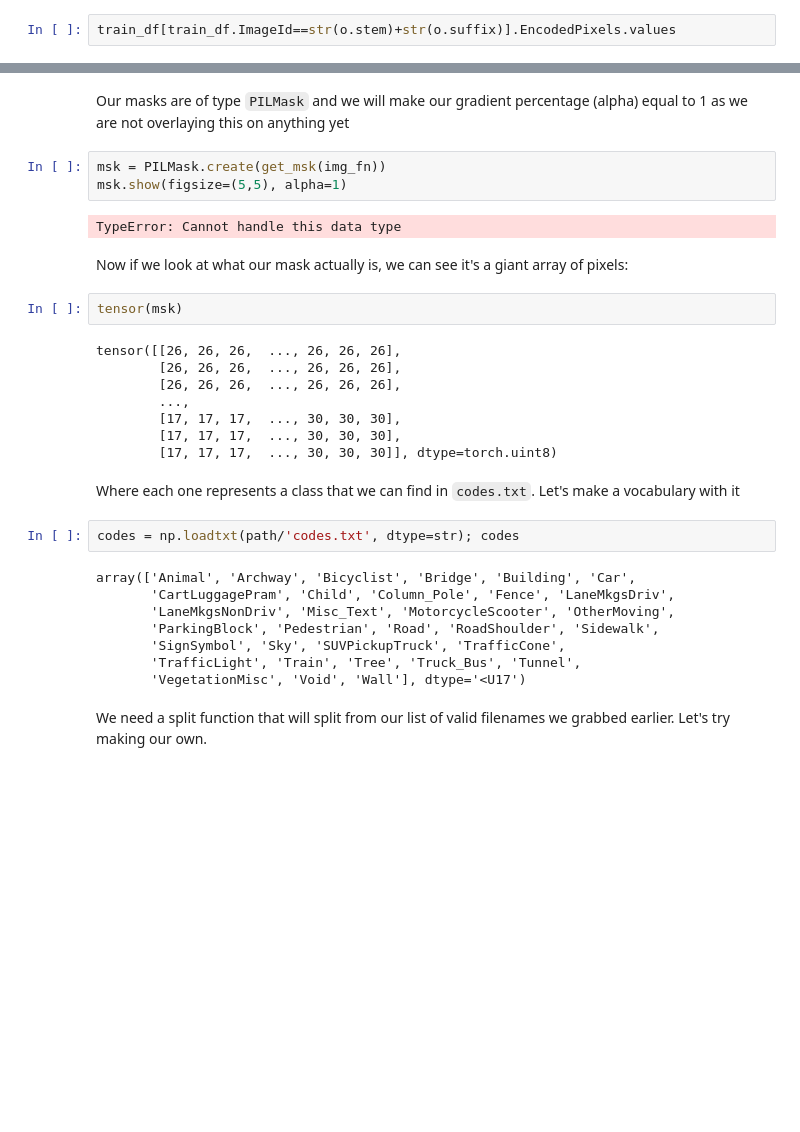
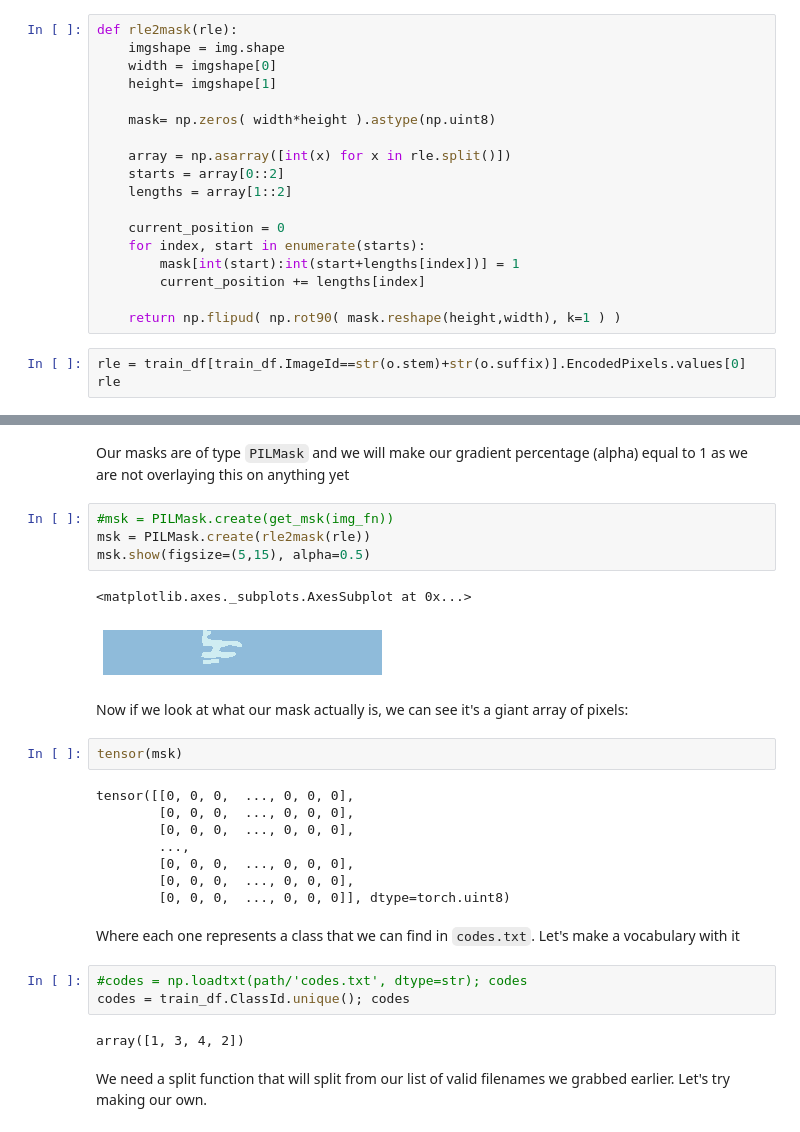
Before and after one commit to AksChougule/kaggle-competitions, a Jupyter notebook: severstal-steel-defect/baseline_model.ipynb, the cells around one changed output, grey strips where cells are left out. Cells and saved outputs as stored; diff of their text form; blank space fills up the shorter version.

Commit message:
mask working

```diff
--- a/severstal-steel-defect/baseline_model.ipynb
+++ b/severstal-steel-defect/baseline_model.ipynb
@@ -221,6 +221,25 @@ for row in df.index:
         mask[int(y_cord[i]),int(x_cord[i])]=class_id
 # %% [output]
 IndexError: index 144533 is out of bounds for axis 1 with size 1600
+# %%
+def rle2mask(rle):
+    imgshape = img.shape
+    width = imgshape[0]
+    height= imgshape[1]
+
+    mask= np.zeros( width*height ).astype(np.uint8)
+
+    array = np.asarray([int(x) for x in rle.split()])
+    starts = array[0::2]
+    lengths = array[1::2]
+
+    current_position = 0
+    for index, start in enumerate(starts):
+        mask[int(start):int(start+lengths[index])] = 1
+        current_position += lengths[index]
+
+    return np.flipud( np.rot90( mask.reshape(height,width), k=1 ) )
 # %%
-train_df[train_df.ImageId==str(o.stem)+str(o.suffix)].EncodedPixels.values
+rle = train_df[train_df.ImageId==str(o.stem)+str(o.suffix)].EncodedPixels.values[0]
+rle
 # %% [output]
@@ -231,34 +261,31 @@ get_msk = lambda o: train_df[train_df.ImageId==str(o.stem)+str(o.suffix)].Encode
 # %% [markdown]
 Our masks are of type `PILMask` and we will make our gradient percentage (alpha) equal to 1 as we are not overlaying this on anything yet
 # %%
-msk = PILMask.create(get_msk(img_fn))
-msk.show(figsize=(5,5), alpha=1)
+#msk = PILMask.create(get_msk(img_fn))
+msk = PILMask.create(rle2mask(rle))
+msk.show(figsize=(5,15), alpha=0.5)
 # %% [output]
-TypeError: Cannot handle this data type
+<matplotlib.axes._subplots.AxesSubplot at 0x...>
+[figure, added]
 # %% [markdown]
 Now if we look at what our mask actually is, we can see it's a giant array of pixels:
 # %%
 tensor(msk)
 # %% [output]
-tensor([[26, 26, 26,  ..., 26, 26, 26],
-        [26, 26, 26,  ..., 26, 26, 26],
-        [26, 26, 26,  ..., 26, 26, 26],
+tensor([[0, 0, 0,  ..., 0, 0, 0],
+        [0, 0, 0,  ..., 0, 0, 0],
+        [0, 0, 0,  ..., 0, 0, 0],
         ...,
-        [17, 17, 17,  ..., 30, 30, 30],
-        [17, 17, 17,  ..., 30, 30, 30],
-        [17, 17, 17,  ..., 30, 30, 30]], dtype=torch.uint8)
+        [0, 0, 0,  ..., 0, 0, 0],
+        [0, 0, 0,  ..., 0, 0, 0],
+        [0, 0, 0,  ..., 0, 0, 0]], dtype=torch.uint8)
 # %% [markdown]
 Where each one represents a class that we can find in `codes.txt`. Let's make a vocabulary with it
 # %%
-codes = np.loadtxt(path/'codes.txt', dtype=str); codes
+#codes = np.loadtxt(path/'codes.txt', dtype=str); codes
+codes = train_df.ClassId.unique(); codes
 # %% [output]
-array(['Animal', 'Archway', 'Bicyclist', 'Bridge', 'Building', 'Car',
-       'CartLuggagePram', 'Child', 'Column_Pole', 'Fence', 'LaneMkgsDriv',
-       'LaneMkgsNonDriv', 'Misc_Text', 'MotorcycleScooter', 'OtherMoving',
-       'ParkingBlock', 'Pedestrian', 'Road', 'RoadShoulder', 'Sidewalk',
-       'SignSymbol', 'Sky', 'SUVPickupTruck', 'TrafficCone',
-       'TrafficLight', 'Train', 'Tree', 'Truck_Bus', 'Tunnel',
-       'VegetationMisc', 'Void', 'Wall'], dtype='<U17')
+array([1, 3, 4, 2])
 # %% [markdown]
 We need a split function that will split from our list of valid filenames we grabbed earlier. Let's try making our own.
 # %%
```
Also changed, not shown: parts of 10 cells of this notebook.
